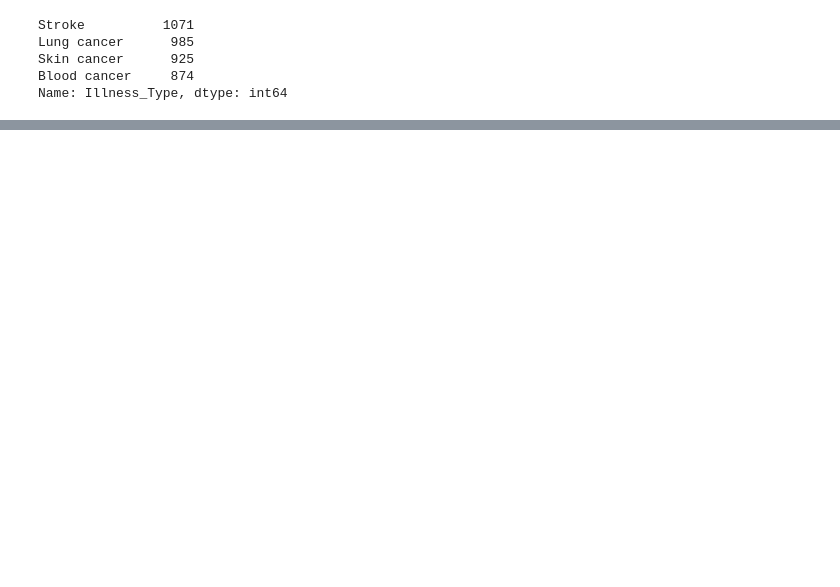
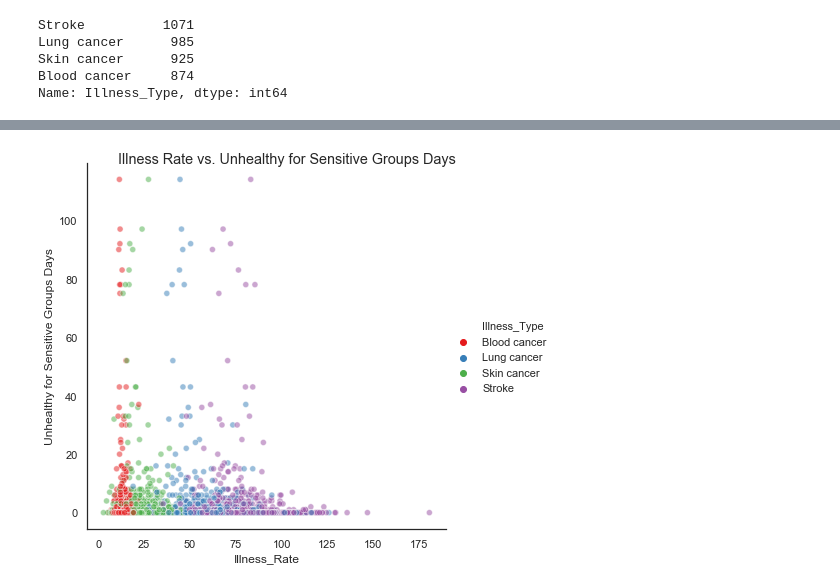
Before and after one commit to PetraLee2019/The-Effect-of-Air-Pollution-and-Smoking-on-Cancer-and-Stroke-Incidence-Rates, a Jupyter notebook: cancer_pollution_Final.ipynb, the cells around one changed output, grey strips where cells are left out. Drawn from its saved outputs; the diff is of its cells as text; code cells hidden in the pictures; blank space fills up the shorter version.

Commit message:
added correlation tables, unhealthy for sensitive chart, rural data

```diff
--- a/cancer_pollution_Final.ipynb
+++ b/cancer_pollution_Final.ipynb
@@ -596,3 +625,17 @@ ax.fig.savefig("Images/IllnessVsDaysCO.png", bbox_inches="tight")
+# %%
+ax = sns.relplot(x="Illness_Rate", y="Unhealthy for Sensitive Groups Days", hue="Illness_Type", #size="Days with AQI", markers="o", #edgecolor = "black",
+            alpha=.5, palette="Set1", #palette="muted",
+            height=6, data=aqi_illness_df_mod)
+
+# Set title
+# fig.suptitle("Illness rate vs. Median AQt)", y=0.95, fontsize=12, fontweight='bold')
+suptitle = ax.fig.suptitle("Illness Rate vs. Unhealthy for Sensitive Groups Days")
+# ax.fig(figsize(10,16))
+
+# Save scatter plot
+ax.fig.savefig("Images/IllnessVsDaysUnhealthyForSensitive.png", bbox_inches="tight")
+# %% [output]
+[figure, added]
 # %%
 ax = sns.relplot(x="Illness_Rate", y="Days NO2", hue="Illness_Type", #size="Days with AQI", markers="o", #edgecolor = "black",
             alpha=.5, palette="Set1", #palette="muted",
```
Also changed, not shown: parts of 21 cells of this notebook, 4 other files.
